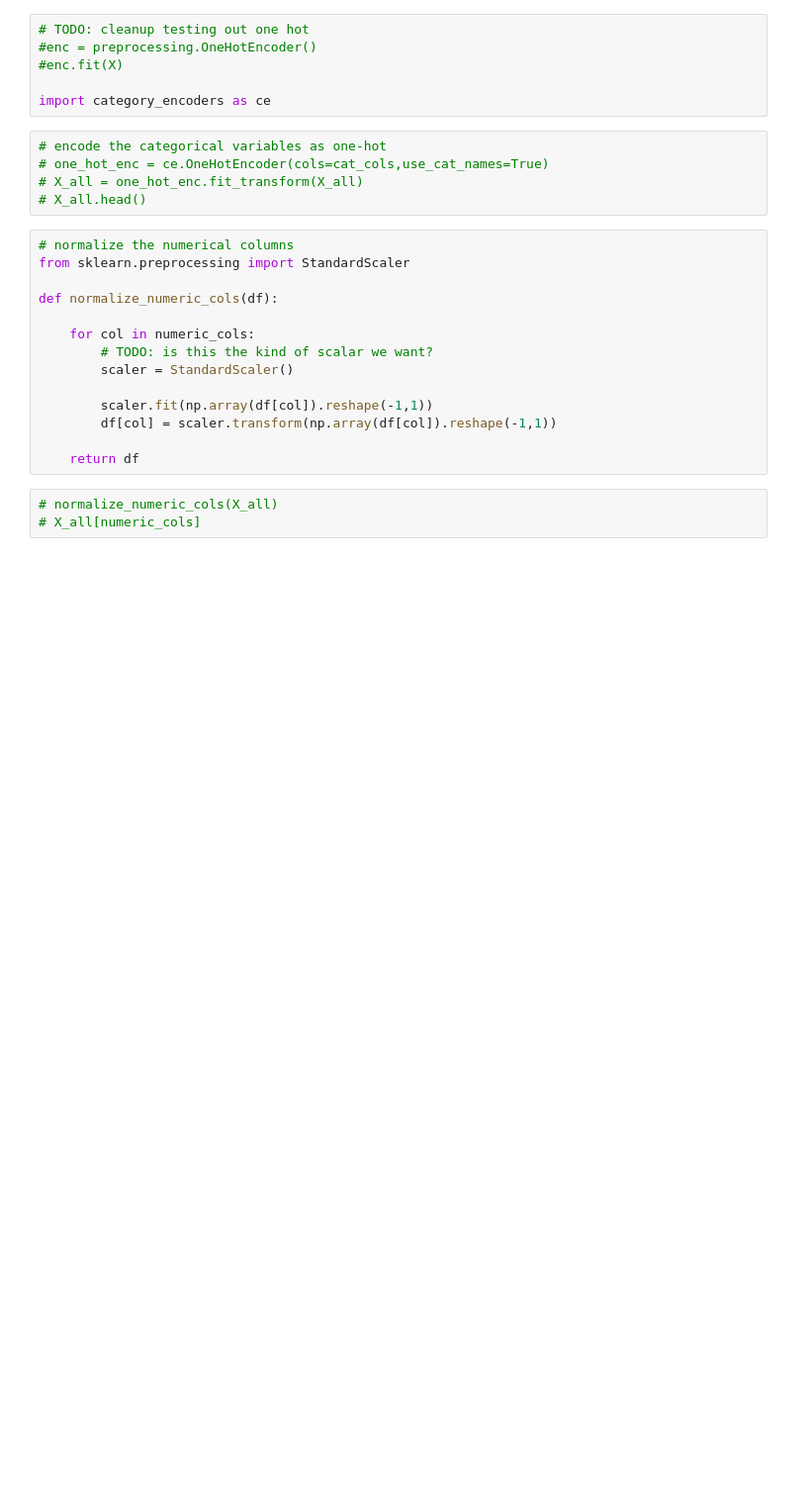
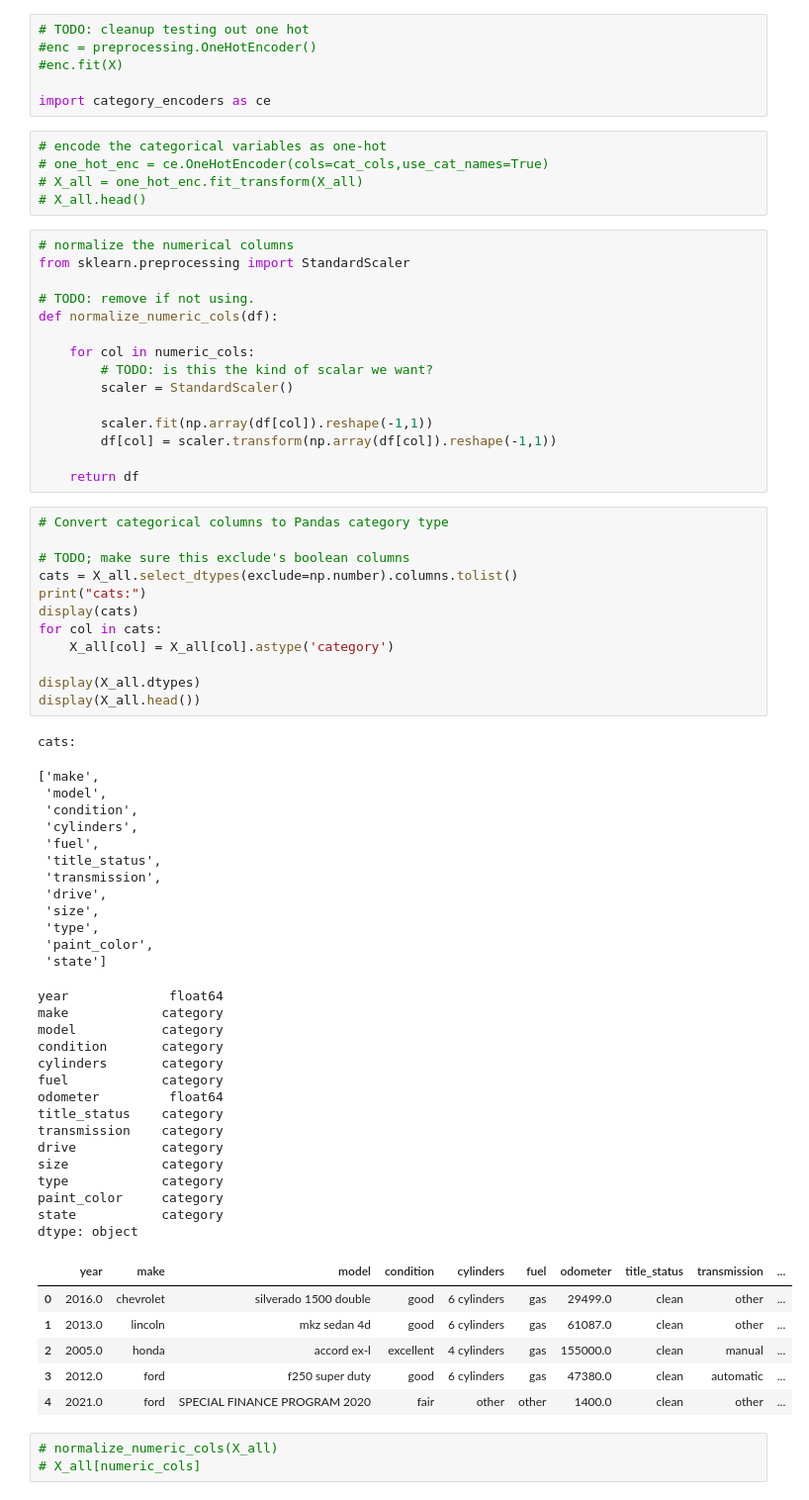
Before and after one commit to ranton256/used_car_sale_price_analysis, a Jupyter notebook: used_car_price_regression.ipynb, the cells around one changed output. Shown at 99% size. Cells and saved outputs as stored; diff of their text form; blank space fills up the shorter version.

```diff
--- a/used_car_price_regression.ipynb
+++ b/used_car_price_regression.ipynb
@@ -220,6 +220,7 @@ import category_encoders as ce
 # normalize the numerical columns
 from sklearn.preprocessing import StandardScaler
 
+# TODO: remove if not using.
 def normalize_numeric_cols(df):
 
     for col in numeric_cols:
@@ -230,6 +231,53 @@ def normalize_numeric_cols(df):
         df[col] = scaler.transform(np.array(df[col]).reshape(-1,1))
 
     return df
+# %%
+# Convert categorical columns to Pandas category type
+
+# TODO; make sure this exclude's boolean columns
+cats = X_all.select_dtypes(exclude=np.number).columns.tolist()
+print("cats:")
+display(cats)
+for col in cats:
+    X_all[col] = X_all[col].astype('category')
+
+display(X_all.dtypes)
+display(X_all.head())
+# %% [output]
+cats:
+['make',
+ 'model',
+ 'condition',
+ 'cylinders',
+ 'fuel',
+ 'title_status',
+ 'transmission',
+ 'drive',
+ 'size',
+ 'type',
+ 'paint_color',
+ 'state']
+year             float64
+make            category
+model           category
+condition       category
+cylinders       category
+fuel            category
+odometer         float64
+title_status    category
+transmission    category
+drive           category
+size            category
+type            category
+paint_color     category
+state           category
+dtype: object
+|  | year | make | model | condition | cylinders | fuel | odometer | title_status | transmission | ... |
+| 0 | 2016.0 | chevrolet | silverado 1500 double | good | 6 cylinders | gas | 29499.0 | clean | other | ... |
+| 1 | 2013.0 | lincoln | mkz sedan 4d | good | 6 cylinders | gas | 61087.0 | clean | other | ... |
+| 2 | 2005.0 | honda | accord ex-l | excellent | 4 cylinders | gas | 155000.0 | clean | manual | ... |
+| 3 | 2012.0 | ford | f250 super duty | good | 6 cylinders | gas | 47380.0 | clean | automatic | ... |
+| 4 | 2021.0 | ford | SPECIAL FINANCE PROGRAM 2020 | fair | other | other | 1400.0 | clean | other | ... |
 # %%
 # normalize_numeric_cols(X_all)
 # X_all[numeric_cols]
```
Also changed, not shown: parts of 14 cells of this notebook.
